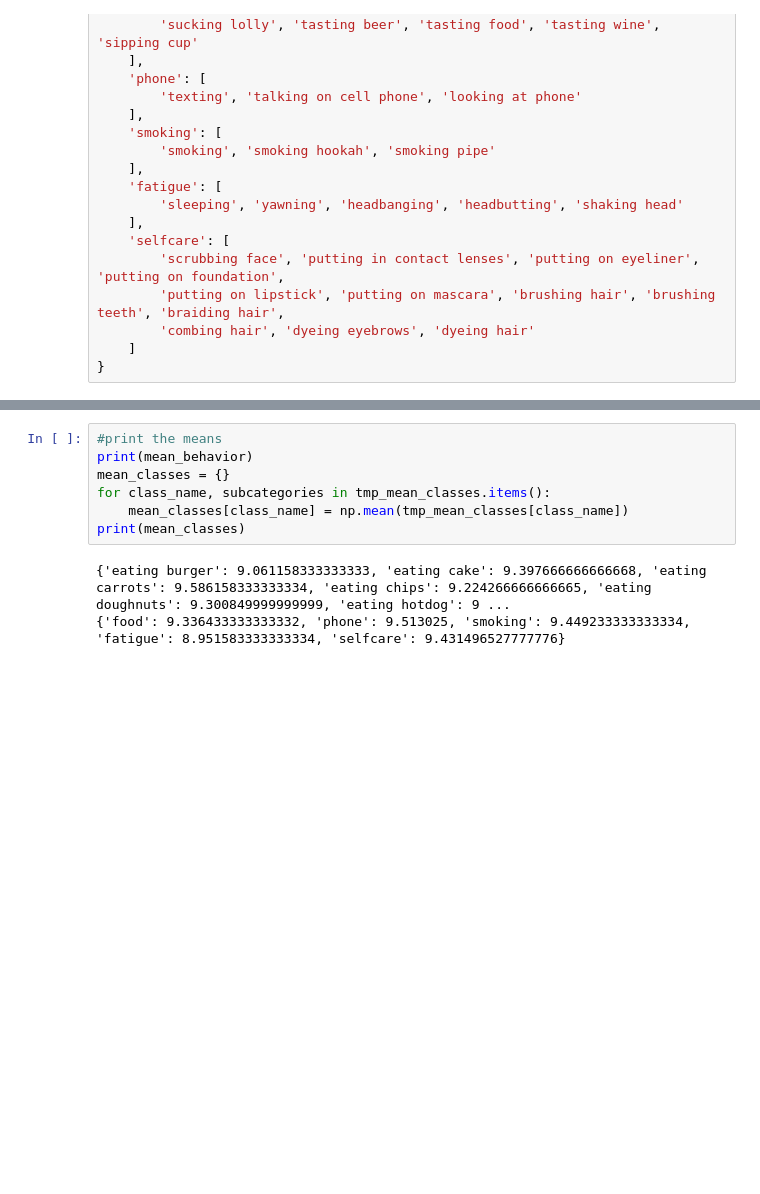
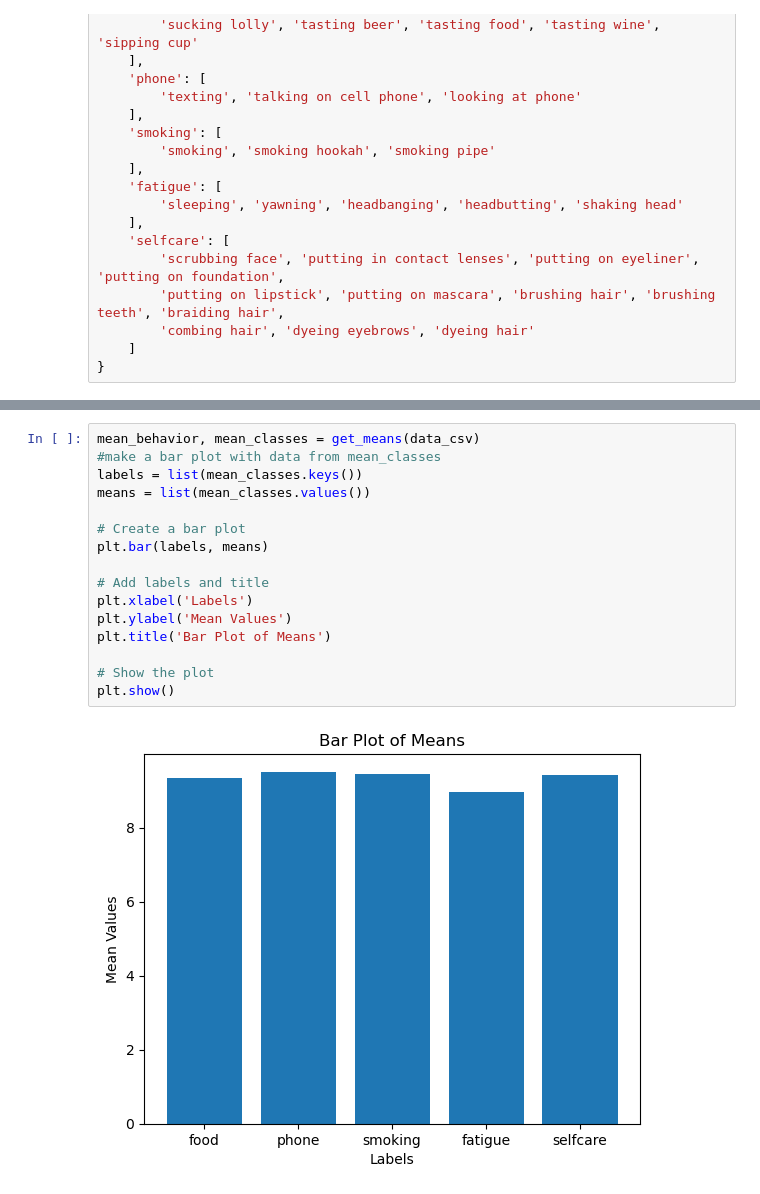
Before and after one commit to LoreCase073/data_incdec_framework, a Jupyter notebook: data_statistics.ipynb, the cells around one changed output, grey strips where cells are left out. Saved outputs shown, nothing was run; the diff lists cells and outputs as text; blank space fills up the shorter version.

Commit message:
Finished jupyter notebook to print the mean of the length of videos, for train, validation and test sets

```diff
--- a/data_statistics.ipynb
+++ b/data_statistics.ipynb
@@ -52,10 +72,18 @@ for class_name, subcategories in data_dict.items():
-# %%
-#print the means
-print(mean_behavior)
-mean_classes = {}
-for class_name, subcategories in tmp_mean_classes.items():
-    mean_classes[class_name] = np.mean(tmp_mean_classes[class_name])
-print(mean_classes)
-# %% [output]
-{'eating burger': 9.061158333333333, 'eating cake': 9.397666666666668, 'eating carrots': 9.586158333333334, 'eating chips': 9.224266666666665, 'eating doughnuts': 9.300849999999999, 'eating hotdog': 9 ...
-{'food': 9.336433333333332, 'phone': 9.513025, 'smoking': 9.449233333333334, 'fatigue': 8.951583333333334, 'selfcare': 9.431496527777776}
+# %%
+mean_behavior, mean_classes = get_means(data_csv)
+#make a bar plot with data from mean_classes
+labels = list(mean_classes.keys())
+means = list(mean_classes.values())
+
+# Create a bar plot
+plt.bar(labels, means)
+
+# Add labels and title
+plt.xlabel('Labels')
+plt.ylabel('Mean Values')
+plt.title('Bar Plot of Means')
+
+# Show the plot
+plt.show()
+# %% [output]
+[figure, added]
```
Also changed, not shown: parts of 6 cells of this notebook.
